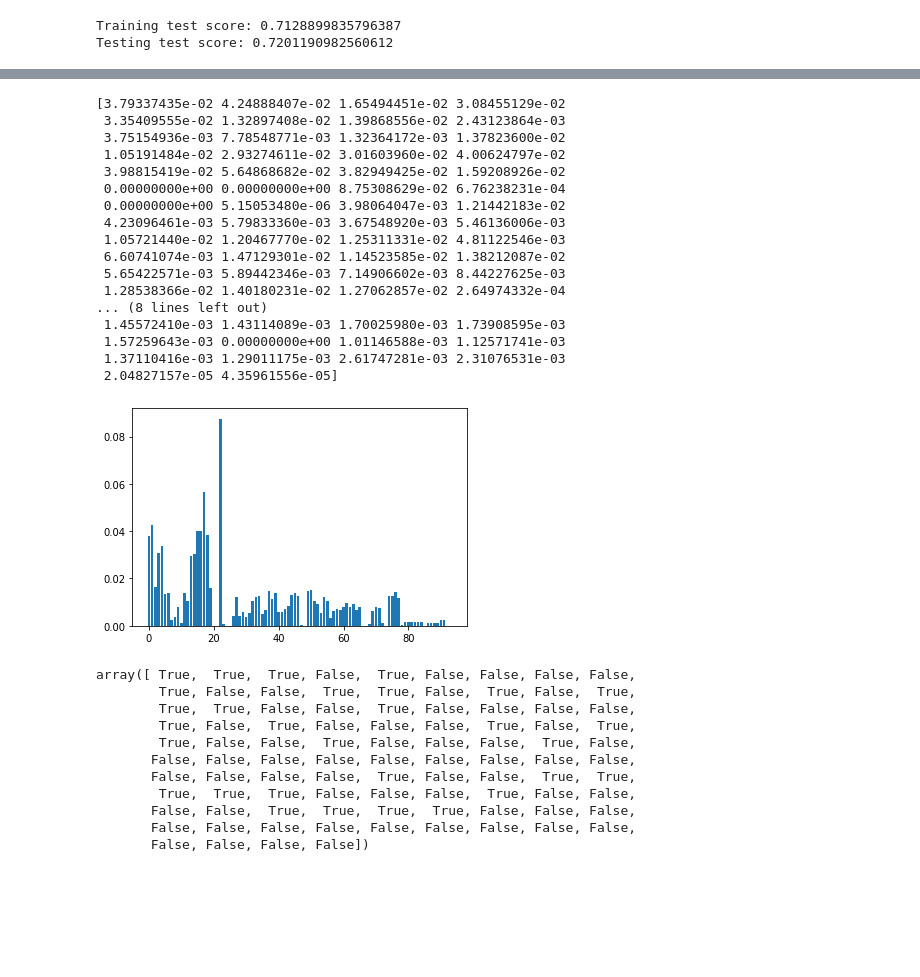
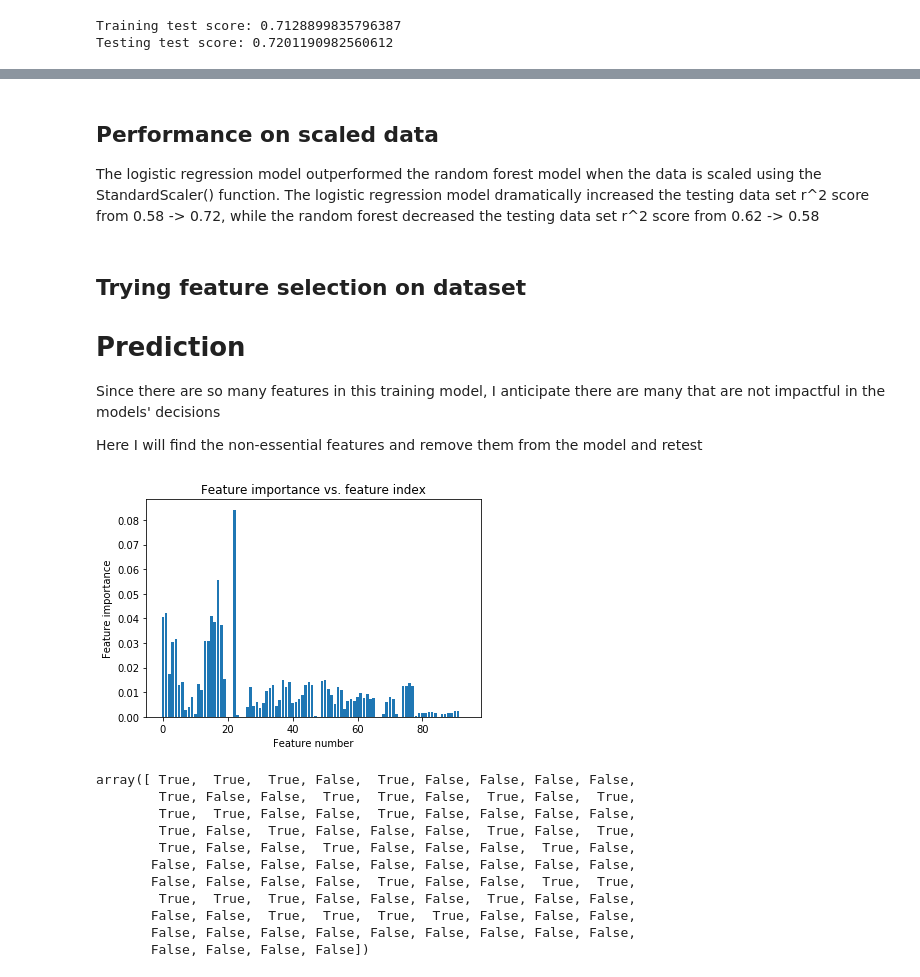
Before and after one commit to JacobTrevithick/Supervised-Machine-Learning-Predicting-Credit-Risk, a Jupyter notebook: Credit Risk Evaluator.ipynb, the cells around one changed output, grey strips where cells are left out. Drawn from its saved outputs; the diff is of its cells as text; code cells hidden in the pictures; blank space fills up the shorter version.

```diff
--- a/Credit Risk Evaluator.ipynb
+++ b/Credit Risk Evaluator.ipynb
@@ -222,28 +220,26 @@ Testing test score: 0.623139089749043
+# %% [markdown]
+## Performance on scaled data
+
+The logistic regression model outperformed the random forest model when the data is scaled using the StandardScaler() function. The logistic regression model dramatically increased the testing data set r^2 score from 0.58 -> 0.72, while the random forest decreased the testing data set r^2 score from 0.62 -> 0.58
+# %% [markdown]
+## Trying feature selection on dataset
+
+# Prediction
+
+Since there are so many features in this training model, I anticipate there are many that are not impactful in the models' decisions
+
+Here I will find the non-essential features and remove them from the model and retest
 # %%
 # Determining what features are important in the random forest model
 features = classifier_rf.feature_importances_
-print(features)
+
 plt.bar(x = range(len(features)), height=features)
+plt.xlabel('Feature number')
+plt.ylabel('Feature importance')
+plt.title('Feature importance vs. feature index')
 plt.show()
 # %% [output]
-[3.79337435e-02 4.24888407e-02 1.65494451e-02 3.08455129e-02
- 3.35409555e-02 1.32897408e-02 1.39868556e-02 2.43123864e-03
- 3.75154936e-03 7.78548771e-03 1.32364172e-03 1.37823600e-02
- 1.05191484e-02 2.93274611e-02 3.01603960e-02 4.00624797e-02
- 3.98815419e-02 5.64868682e-02 3.82949425e-02 1.59208926e-02
- 0.00000000e+00 0.00000000e+00 8.75308629e-02 6.76238231e-04
- 0.00000000e+00 5.15053480e-06 3.98064047e-03 1.21442183e-02
- 4.23096461e-03 5.79833360e-03 3.67548920e-03 5.46136006e-03
- 1.05721440e-02 1.20467770e-02 1.25311331e-02 4.81122546e-03
- 6.60741074e-03 1.47129301e-02 1.14523585e-02 1.38212087e-02
- 5.65422571e-03 5.89442346e-03 7.14906602e-03 8.44227625e-03
- 1.28538366e-02 1.40180231e-02 1.27062857e-02 2.64974332e-04
-... (8 lines left out)
- 1.45572410e-03 1.43114089e-03 1.70025980e-03 1.73908595e-03
- 1.57259643e-03 0.00000000e+00 1.01146588e-03 1.12571741e-03
- 1.37110416e-03 1.29011175e-03 2.61747281e-03 2.31076531e-03
- 2.04827157e-05 4.35961556e-05]
-[figure, old version]
+[figure, new version]
 # %%
 sel = SelectFromModel(classifier_LR)
 sel.fit(X_train_scaled, y_train_label)
```
Also changed, not shown: parts of 9 cells of this notebook.
